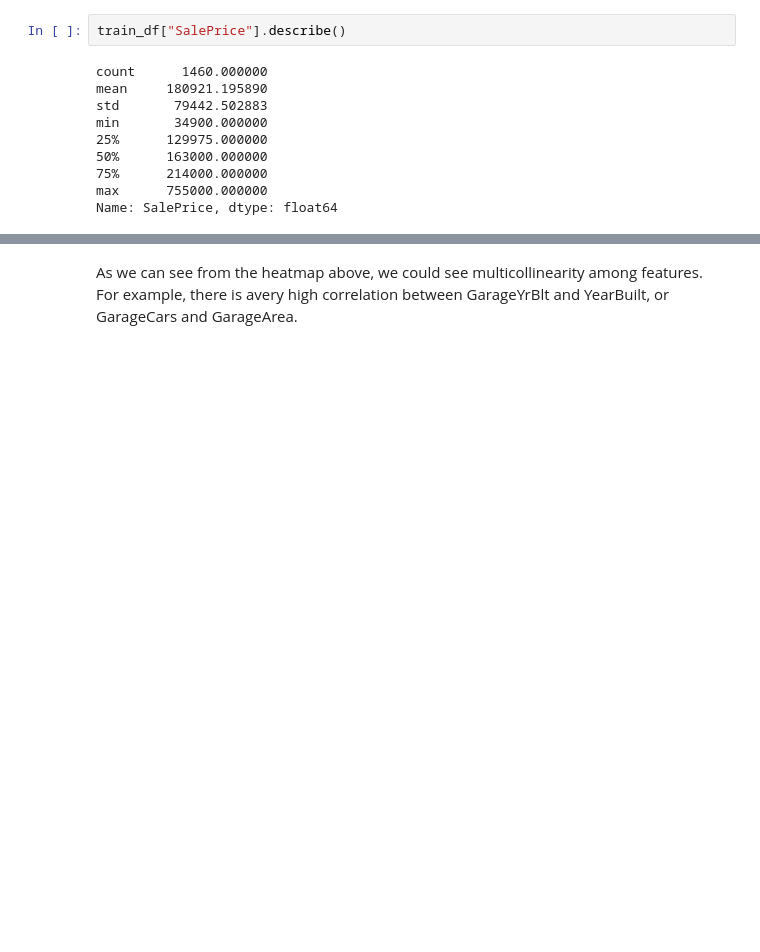
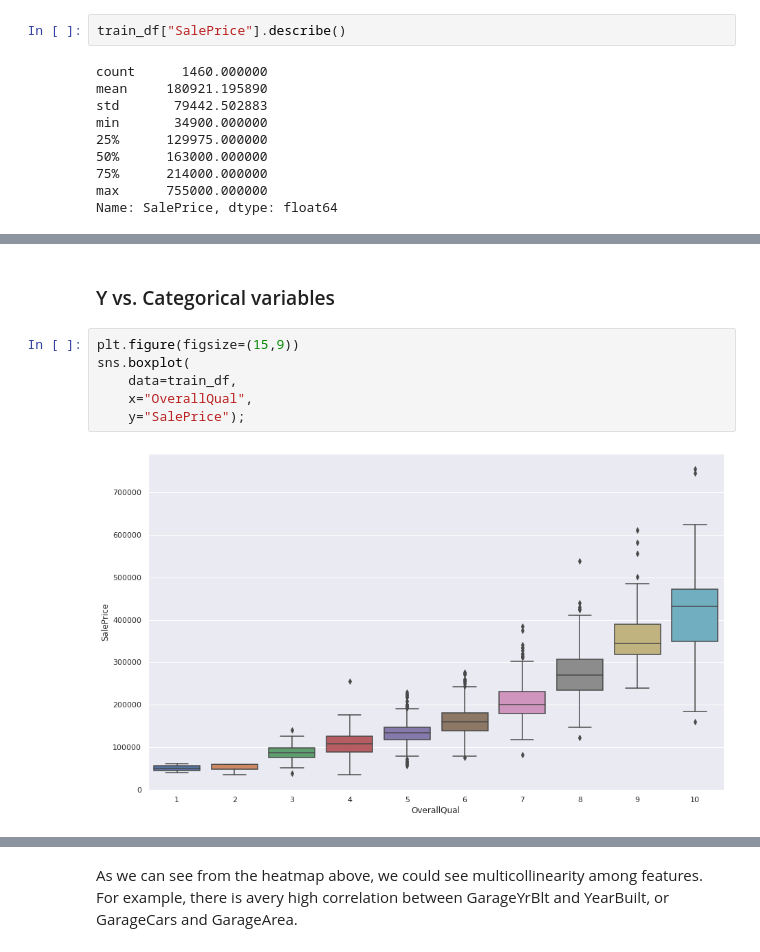
Before and after one commit to naseerfaheem/House-Prices, a Jupyter notebook: House Prices.ipynb, the cells around one changed output, grey strips where cells are left out. Cells and saved outputs as stored; diff of their text form; blank space fills up the shorter version.

```diff
--- a/House Prices.ipynb
+++ b/House Prices.ipynb
@@ -128,3 +131,13 @@ sns.scatterplot(data=train_df, x = "GrLivArea", y="SalePrice");
+# %% [markdown]
+### Y vs. Categorical variables
+# %%
+plt.figure(figsize=(15,9))
+sns.boxplot(
+    data=train_df,
+    x="OverallQual",
+    y="SalePrice");
+# %% [output]
+[figure, added]
 # %%
 # Jointplot of OverallQual vs SalePrice.
 sns.jointplot(data=train_df, x="OverallQual", y="SalePrice")
```
Also changed, not shown: parts of 5 cells of this notebook, 1 other file.
